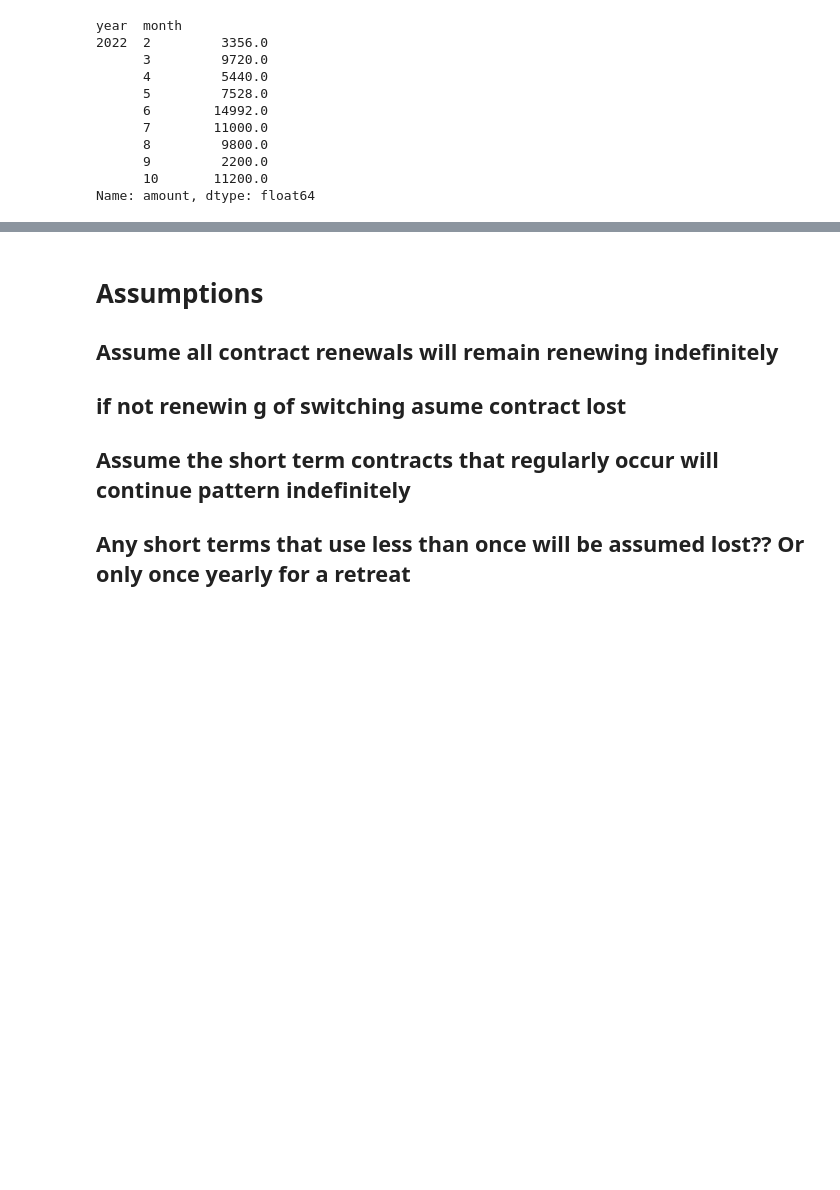
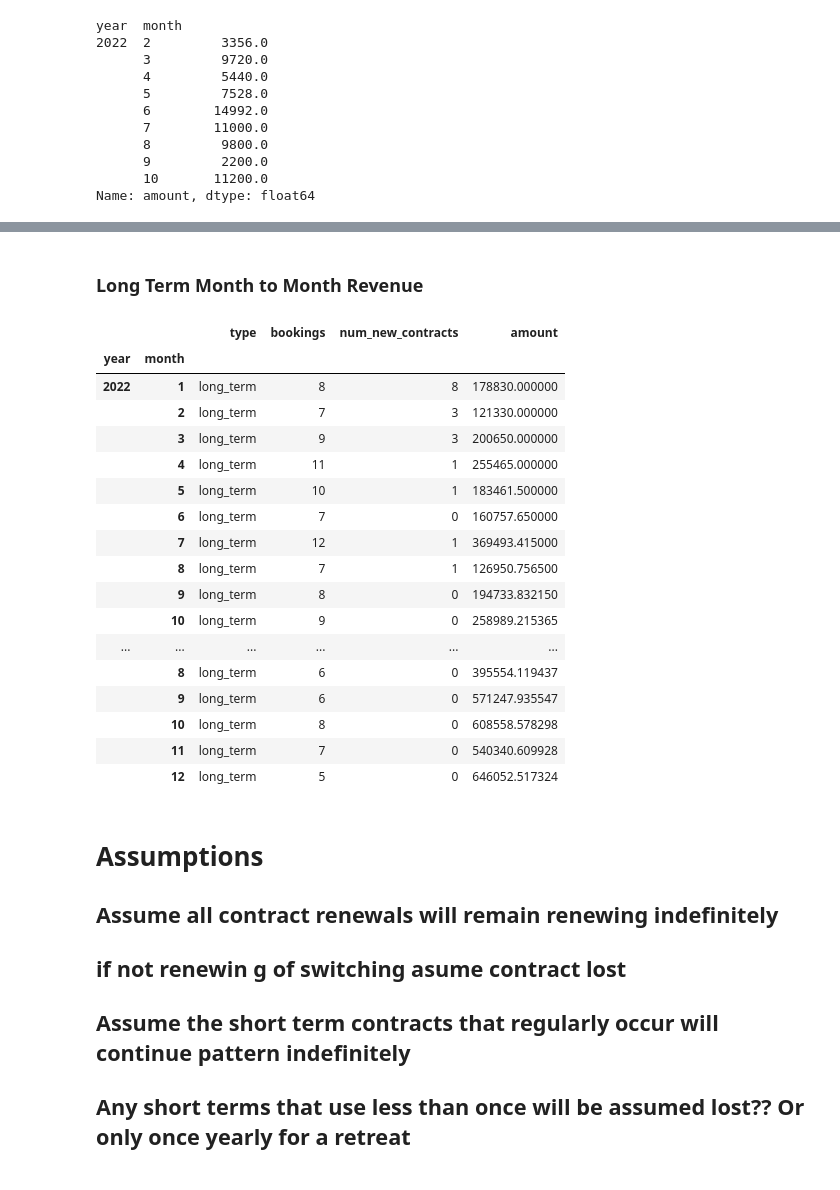
Before and after one commit to njw27/codi_pres, a Jupyter notebook: codi_nb.ipynb, the cells around one changed output, grey strips where cells are left out. Drawn from its saved outputs; the diff is of its cells as text; code cells hidden in the pictures; blank space fills up the shorter version.

Commit message:
long term code

```diff
--- a/codi_nb.ipynb
+++ b/codi_nb.ipynb
@@ -715,3 +704,35 @@ See the caveats in the documentation: https://pandas.pydata.org/pandas-docs/stab
+# %% [markdown]
+### Long Term Month to Month Revenue
+# %%
+framed_long = framed_long[["returning_cust", "bookings","month", "year", "amount"]].groupby(["year","month"]).sum()
+
+framed_long["num_new_contracts"] = framed_long["bookings"] - framed_long["returning_cust"]
+
+cleanish_long = framed_long
+cleanish_long["type"] = "long_term"
+
+cleaned_long = cleanish_long[["type", "bookings","num_new_contracts", "amount"]]
+# %%
+cleaned_long
+# %% [output]
+|  |  | type | bookings | num_new_contracts | amount |
+| year | month |  |  |  |  |
+| 2022 | 1 | long_term | 8 | 8 | 178830.000000 |
+|  | 2 | long_term | 7 | 3 | 121330.000000 |
+|  | 3 | long_term | 9 | 3 | 200650.000000 |
+|  | 4 | long_term | 11 | 1 | 255465.000000 |
+|  | 5 | long_term | 10 | 1 | 183461.500000 |
+|  | 6 | long_term | 7 | 0 | 160757.650000 |
+|  | 7 | long_term | 12 | 1 | 369493.415000 |
+|  | 8 | long_term | 7 | 1 | 126950.756500 |
+|  | 9 | long_term | 8 | 0 | 194733.832150 |
+|  | 10 | long_term | 9 | 0 | 258989.215365 |
+| ... | ... | ... | ... | ... | ... |
+|  | 8 | long_term | 6 | 0 | 395554.119437 |
+|  | 9 | long_term | 6 | 0 | 571247.935547 |
+|  | 10 | long_term | 8 | 0 | 608558.578298 |
+|  | 11 | long_term | 7 | 0 | 540340.609928 |
+|  | 12 | long_term | 5 | 0 | 646052.517324 |
 # %% [markdown]
 # Assumptions
 
```
Also changed, not shown: parts of 5 cells of this notebook.
